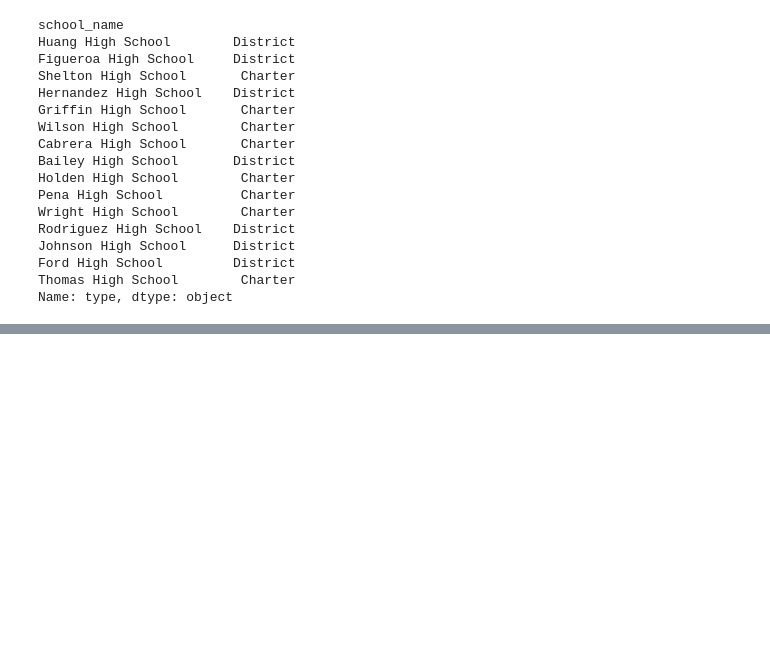
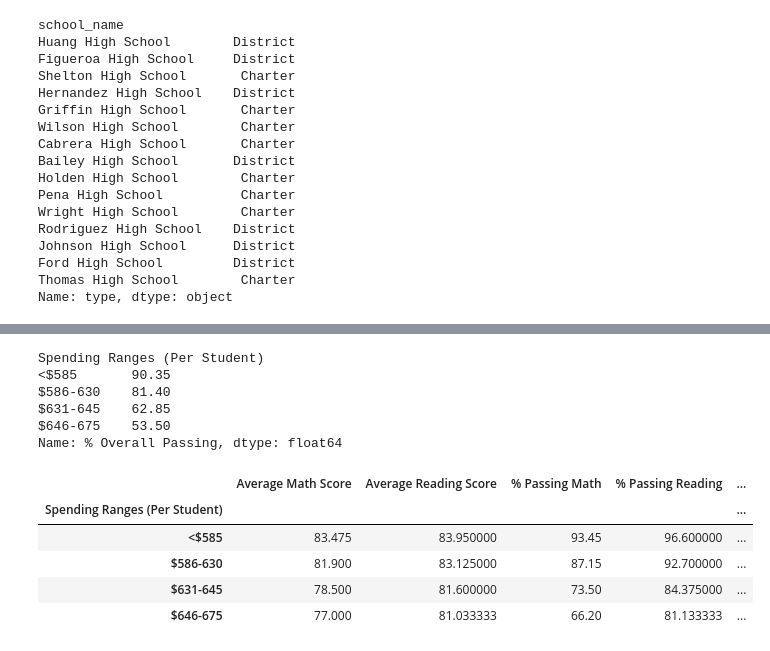
Before and after one commit to berniemanu/School_District_Analysis, a Jupyter notebook: PyCitySchools.ipynb, the cells around one changed output, grey strips where cells are left out. Cells and saved outputs as stored; diff of their text form; code cells hidden in the pictures; blank space fills up the shorter version.

```diff
--- a/PyCitySchools.ipynb
+++ b/PyCitySchools.ipynb
@@ -1222,0 +1265,8 @@ reading_scores_by_grade
+# %%
+# Establish the spending bins and group names.
+spending_bins = [0,585,630,645,675]
+group_names = ["<$585","$586-630","$631-645","$646-675"]
+# %%
+# Categorize spending based on the bins.
+per_school_summary_df["Spending Ranges (Per Student)"]=pd.cut(per_school_capita, spending_bins, labels=group_names)
+per_school_summary_df
@@ -1222,0 +1336,32 @@ reading_scores_by_grade
+# %%
+per_school_summary_df["Average Math Score"]=per_school_summary_df["Average Math Score"].astype(float)
+per_school_summary_df["Average Reading Score"]=per_school_summary_df["Average Reading Score"].astype(float)
+per_school_summary_df["% Passing Math"]=per_school_summary_df["% Passing Math"].astype(float)
+per_school_summary_df["% Passing Reading"]=per_school_summary_df["% Passing Reading"].astype(float)
+per_school_summary_df["% Overall Passing"]=per_school_summary_df["% Overall Passing"].astype(float)
+# %%
+spending_math_scores = per_school_summary_df.groupby(["Spending Ranges (Per Student)"]).mean()["Average Math Score"]
+spending_reading_scores = per_school_summary_df.groupby(["Spending Ranges (Per Student)"]).mean()["Average Reading Score"]
+spending_passing_math = per_school_summary_df.groupby(["Spending Ranges (Per Student)"]).mean()["% Passing Math"]
+spending_passing_reading = per_school_summary_df.groupby(["Spending Ranges (Per Student)"]).mean()["% Passing Reading"]
+spending_overall_passing = per_school_summary_df.groupby(["Spending Ranges (Per Student)"]).mean()["% Overall Passing"]
+spending_overall_passing
+# %% [output]
+Spending Ranges (Per Student)
+<$585       90.35
+$586-630    81.40
+$631-645    62.85
+$646-675    53.50
+Name: % Overall Passing, dtype: float64
+# %%
+spending_summary_df=pd.DataFrame({"Average Math Score":spending_math_scores, "Average Reading Score":spending_reading_scores,
+                                 "% Passing Math":spending_passing_math, "% Passing Reading":spending_passing_reading,
+                                 "% Overall Passing":spending_overall_passing})
+spending_summary_df
+# %% [output]
+|  | Average Math Score | Average Reading Score | % Passing Math | % Passing Reading | ... |
+| Spending Ranges (Per Student) |  |  |  |  | ... |
+| <$585 | 83.475 | 83.950000 | 93.45 | 96.600000 | ... |
+| $586-630 | 81.900 | 83.125000 | 87.15 | 92.700000 | ... |
+| $631-645 | 78.500 | 81.600000 | 73.50 | 84.375000 | ... |
+| $646-675 | 77.000 | 81.033333 | 66.20 | 81.133333 | ... |
```
Also changed, not shown: parts of 91 cells of this notebook.
